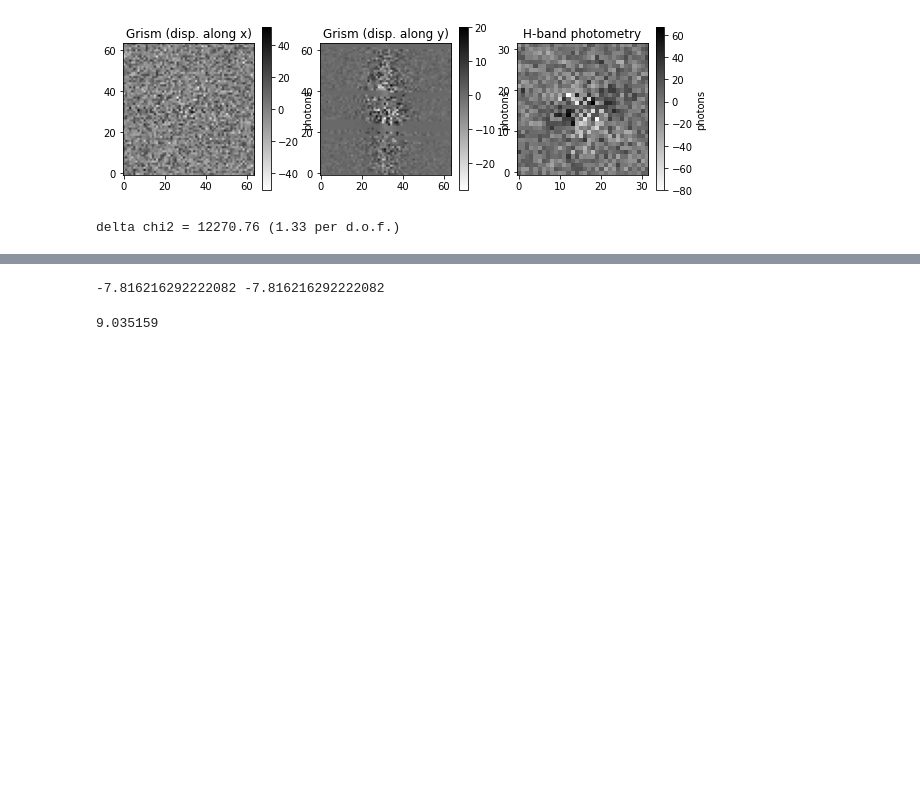
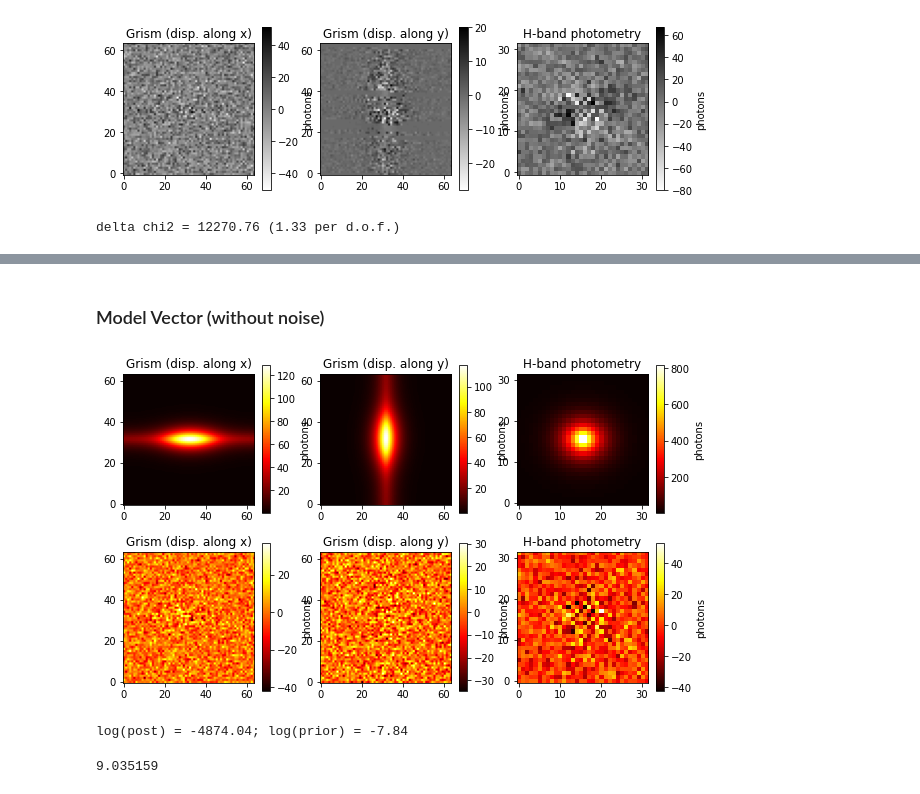
Before and after one commit to KinematicLensing/kl-tools, a Jupyter notebook: notebooks/dev/[module_test]GRISM.ipynb, the cells around one changed output, grey strips where cells are left out. Cells and saved outputs as stored; diff of their text form; code cells hidden in the pictures; blank space fills up the shorter version.

```diff
--- a/notebooks/dev/[module_test]GRISM.ipynb
+++ b/notebooks/dev/[module_test]GRISM.ipynb
@@ -227,7 +227,7 @@ pars = {
          'diameter':240,# cm
          'exp_time':600.,# seconds
          'gain':1.,
-         'noise':{'type':'ccd','sky_level':0.65*1.2,'read_noise':8.5},
+         #'noise':{'type':'ccd','sky_level':0.65*1.2,'read_noise':8.5},
          },
         # Roman WFI/GRISM observation, roll angle 2
         {'inst_name':'Roman/WFI',
@@ -244,7 +244,7 @@ pars = {
          'diameter':240,# cm
          'exp_time':600.,# seconds
          'gain':1.,
-         'noise':{'type':'ccd','sky_level':0.65*1.2,'read_noise':8.5},
+         #'noise':{'type':'ccd','sky_level':0.65*1.2,'read_noise':8.5},
          },
         # Roman WFI/Photometry image observation, H band
         {'inst_name':'Roman/WFI',
@@ -258,7 +258,7 @@ pars = {
          'diameter':240,# cm
          'exp_time':600.,# seconds
          'gain':1.,
-         'noise':{'type':'ccd','sky_level':0.65*1.2,'read_noise':8.5},
+         #'noise':{'type':'ccd','sky_level':0.65*1.2,'read_noise':8.5},
          },
     ],
     'use_numba': False,
@@ -422,11 +448,48 @@ delta chi2 = 12270.76 (1.33 per d.o.f.)
+# %% [markdown]
+### Model Vector (without noise)
+# %%
+m_mv = Mock(theta_pars, pars)
+
+mv_data, skip = m_mv.getExposure()
+
+fig, axes = plt.subplots(2,3, figsize=(10,6))
+cmap = 'hot'
+
+cb1 = axes[0,0].imshow(mv_data[0].array, origin='lower', cmap=cmap)
+axes[0,0].set_title("Grism (disp. along x)")
+plt.colorbar(cb1, ax=axes[0,0], label='photons')
+
+cb2 = axes[0,1].imshow(mv_data[1].array, origin='lower', cmap=cmap)
+axes[0,1].set_title("Grism (disp. along y)")
+plt.colorbar(cb2, ax=axes[0,1], label='photons')
+
+cb3 = axes[0,2].imshow(mv_data[2].array, origin='lower', cmap=cmap)
+axes[0,2].set_title("H-band photometry")
+plt.colorbar(cb3, ax=axes[0,2], label='photons')
+
+cb1 = axes[1,0].imshow(obs_data[0].array - mv_data[0].array, origin='lower', cmap=cmap)
+axes[1,0].set_title("Grism (disp. along x)")
+plt.colorbar(cb1, ax=axes[1,0], label='photons')
+
+cb2 = axes[1,1].imshow(obs_data[1].array - mv_data[1].array, origin='lower', cmap=cmap)
+axes[1,1].set_title("Grism (disp. along y)")
+plt.colorbar(cb2, ax=axes[1,1], label='photons')
+
+cb3 = axes[1,2].imshow(obs_data[2].array - mv_data[2].array, origin='lower', cmap=cmap)
+axes[1,2].set_title("H-band photometry")
+plt.colorbar(cb3, ax=axes[1,2], label='photons')
+
+plt.show()
+# %% [output]
+[figure, added]
 # %%
 theta_pars = {'g1':0.0, 'g2':0.0, 'theta_int': 0., 'sini':0.5,'v0':0,'vcirc':200,'rscale':0.5}
-theta_test = [0., 0., 0., 0.5, 0., 200., 0.5]
+theta_test = [0.02, 0., 0., 0.5, 0., 200., 0.5]
 loglike = log_likelihood(theta_test, pars, obs_data, covmats)
 logprior = log_prior(theta_test, pars)
-print(loglike, logprior)
+print("log(post) = {:.2f}; log(prior) = {:.2f}".format(loglike, logprior))
 # %% [output]
--7.816216292222082 -7.816216292222082
+log(post) = -4874.04; log(prior) = -7.84
 # %%
 import emcee
 from numpy.random import default_rng
```
Also changed, not shown: parts of 3 cells of this notebook, 7 other files.
